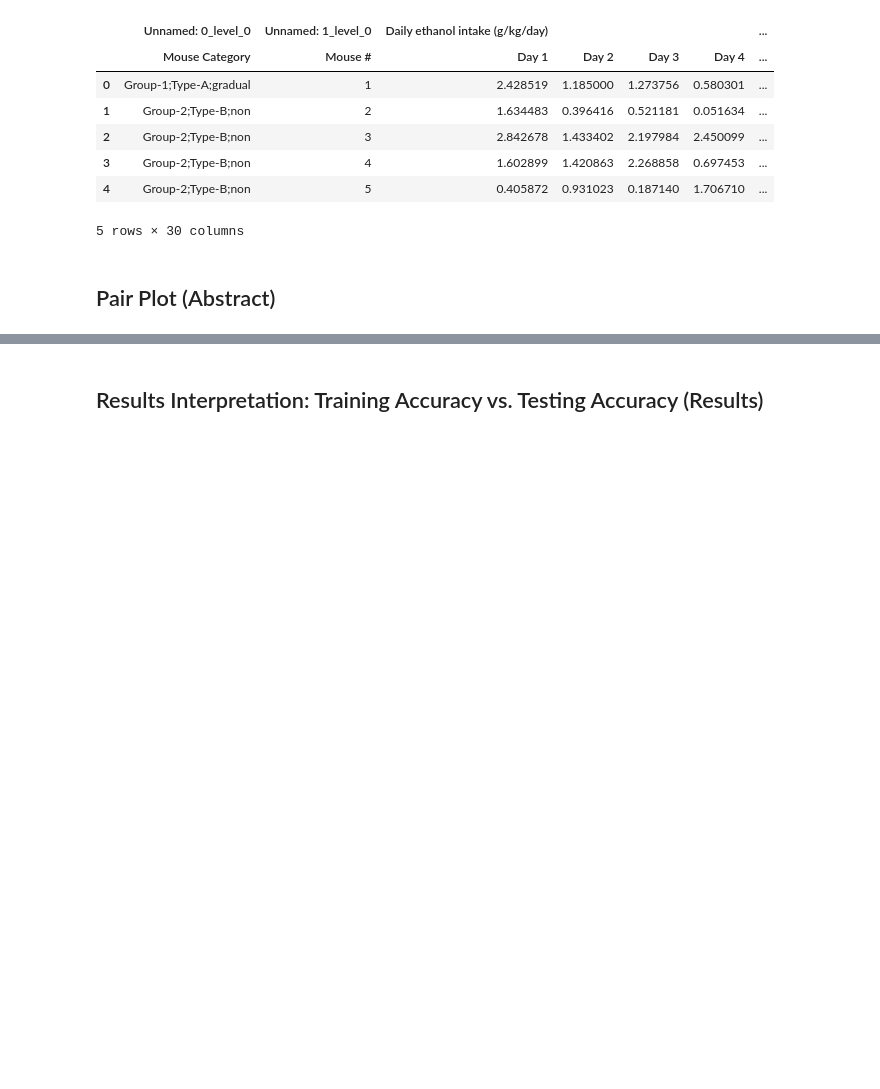
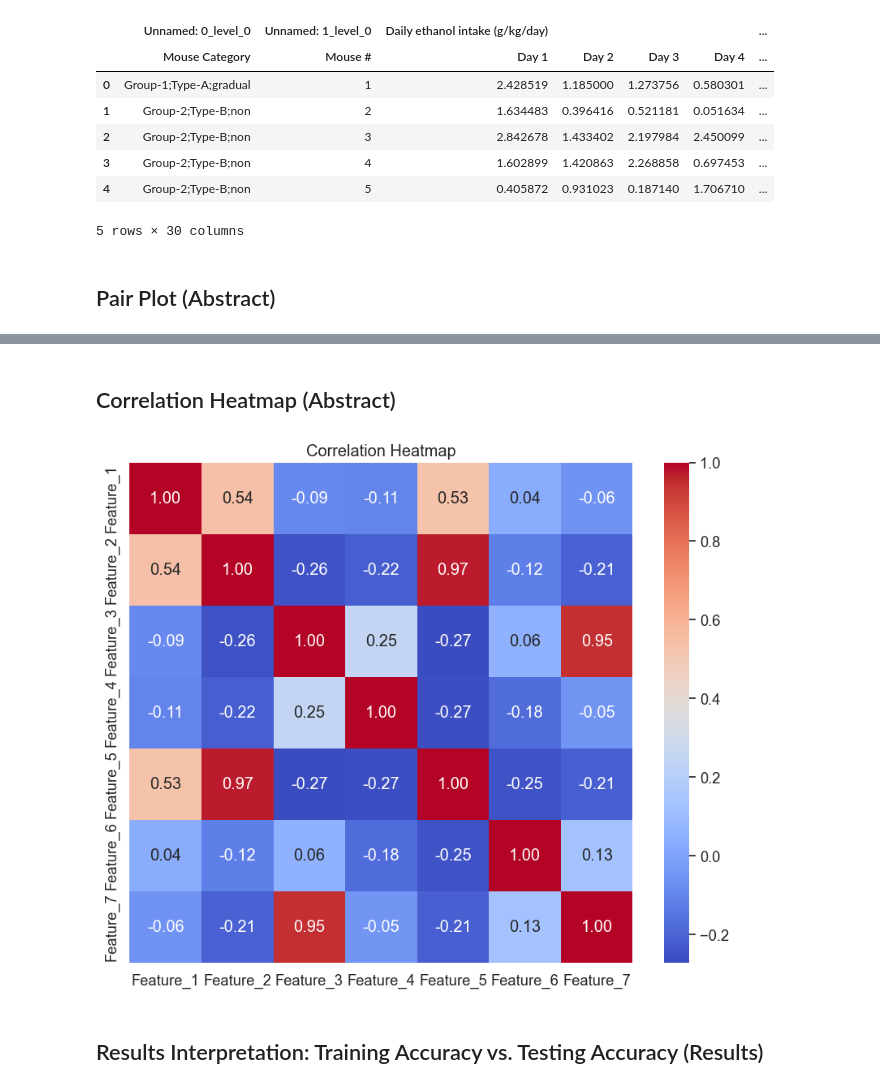
Before and after one commit to mahakanakala/alcoholism-prediction-ml, a Jupyter notebook: data_visualization.ipynb, the cells around one changed output, grey strips where cells are left out. Cells and saved outputs as stored; diff of their text form; code cells hidden in the pictures; blank space fills up the shorter version.

```diff
--- a/data_visualization.ipynb
+++ b/data_visualization.ipynb
@@ -74,17 +35,0 @@ Time Step 4: [  5.08477237   2.05         6.3         31.85        28.87323944
-# %%
-data_2d_df = pd.DataFrame(columns=['Mouse Number'] + [col[0] + ' ' + col[1] for col in daily_ethanol_columns])
-df_reset = df.reset_index()
-# Reshape the data
-for i, row in df_reset.iterrows():
-    for t, col in enumerate(daily_ethanol_columns):
-        data_2d_df.loc[len(data_2d_df)] = [row['Mouse #']] + list(row[col[0]:col[1]])
-
-# Set the index back to the original
-data_2d_df = data_2d_df.set_index('Mouse Number')
-
-# Plotting
-sns.set(style="ticks")
-sns.pairplot(data_2d_df, hue='Mouse Category', diag_kind="kde")
-
-# Show the plot
-plt.show()
@@ -93,2 +78,18 @@ plt.show()
+# %% [markdown]
+## Correlation Heatmap (Abstract)
+# %%
+data_2d = data_3d.reshape(num_mice * num_time_steps, num_features)
+columns = [f"Feature_{f+1}" for f in range(num_features)]
+df_2d = pd.DataFrame(data_2d, columns=columns)
+
+correlation_matrix = df_2d.corr()
+
+plt.figure(figsize=(10, 8))
+sns.set(font_scale=1.2)
+dataplot = sns.heatmap(correlation_matrix, cmap="coolwarm", annot=True, fmt=".2f")
+plt.title("Correlation Heatmap")
+plt.show()
+# %% [output]
+[figure, added]
 # %% [markdown]
 ## Results Interpretation: Training Accuracy vs. Testing Accuracy (Results)
```
Also changed, not shown: parts of 4 cells of this notebook, 1 other file.
